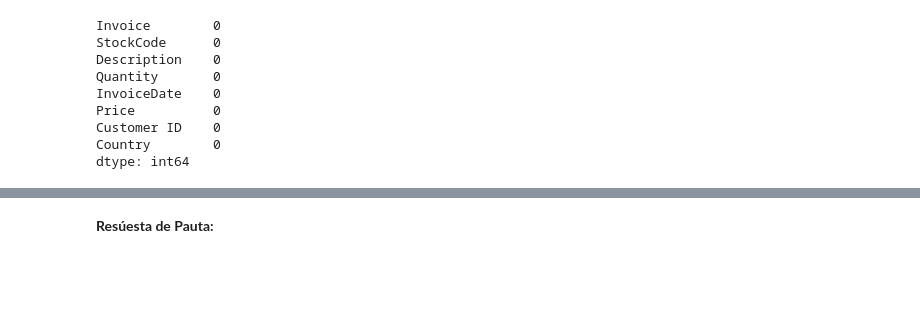
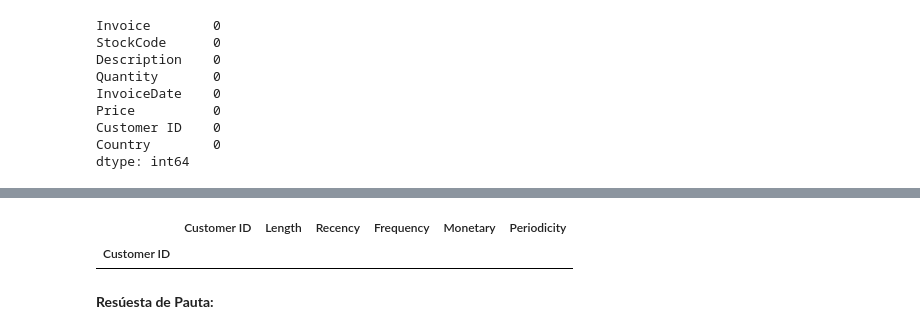
Before and after one commit to tomasaguirre-ignacioalbornoz/MDS7202, a Jupyter notebook: lab7/Laboratorio7_Enunciado.ipynb, the cells around one changed output, grey strips where cells are left out. Drawn from its saved outputs; the diff is of its cells as text; code cells hidden in the pictures; blank space fills up the shorter version.

```diff
--- a/lab7/Laboratorio7_Enunciado.ipynb
+++ b/lab7/Laboratorio7_Enunciado.ipynb
@@ -238,4 +244,14 @@ Periodicity    148
 dtype: int64
+# %%
+def filter_rows_with_na(df, column_name):
+    filtered_df = df[df[column_name].isna()]
+    return filtered_df
+
+filtered_df = filter_rows_with_na(df_out, 'Periodicity')
+filtered_df
+# %% [output]
+|  | Customer ID | Length | Recency | Frequency | Monetary | Periodicity |
+| Customer ID |  |  |  |  |  |  |
 # %% [markdown]
 **Resúesta de Pauta:**
 # %% [markdown]
```
Also changed, not shown: parts of 6 cells of this notebook.
